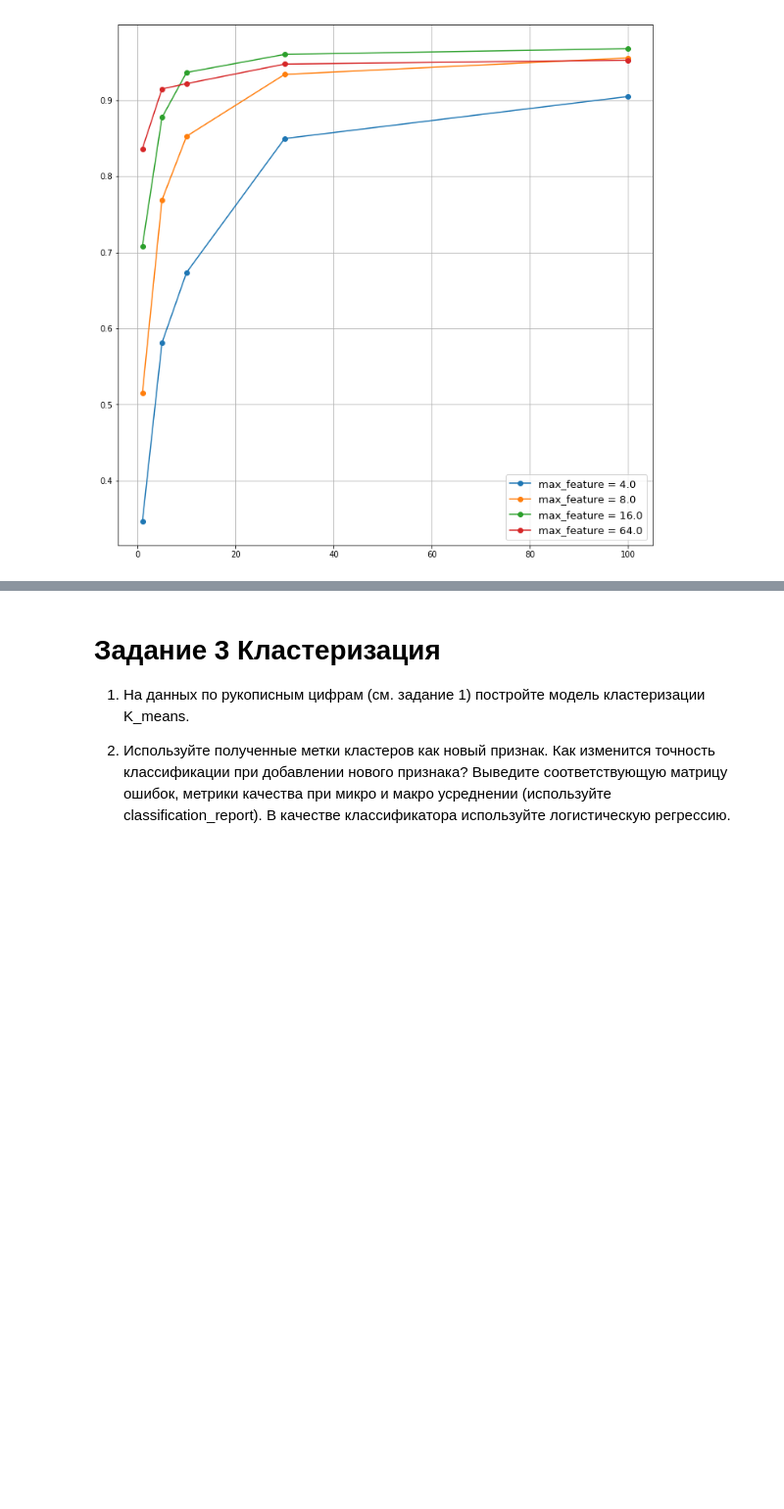
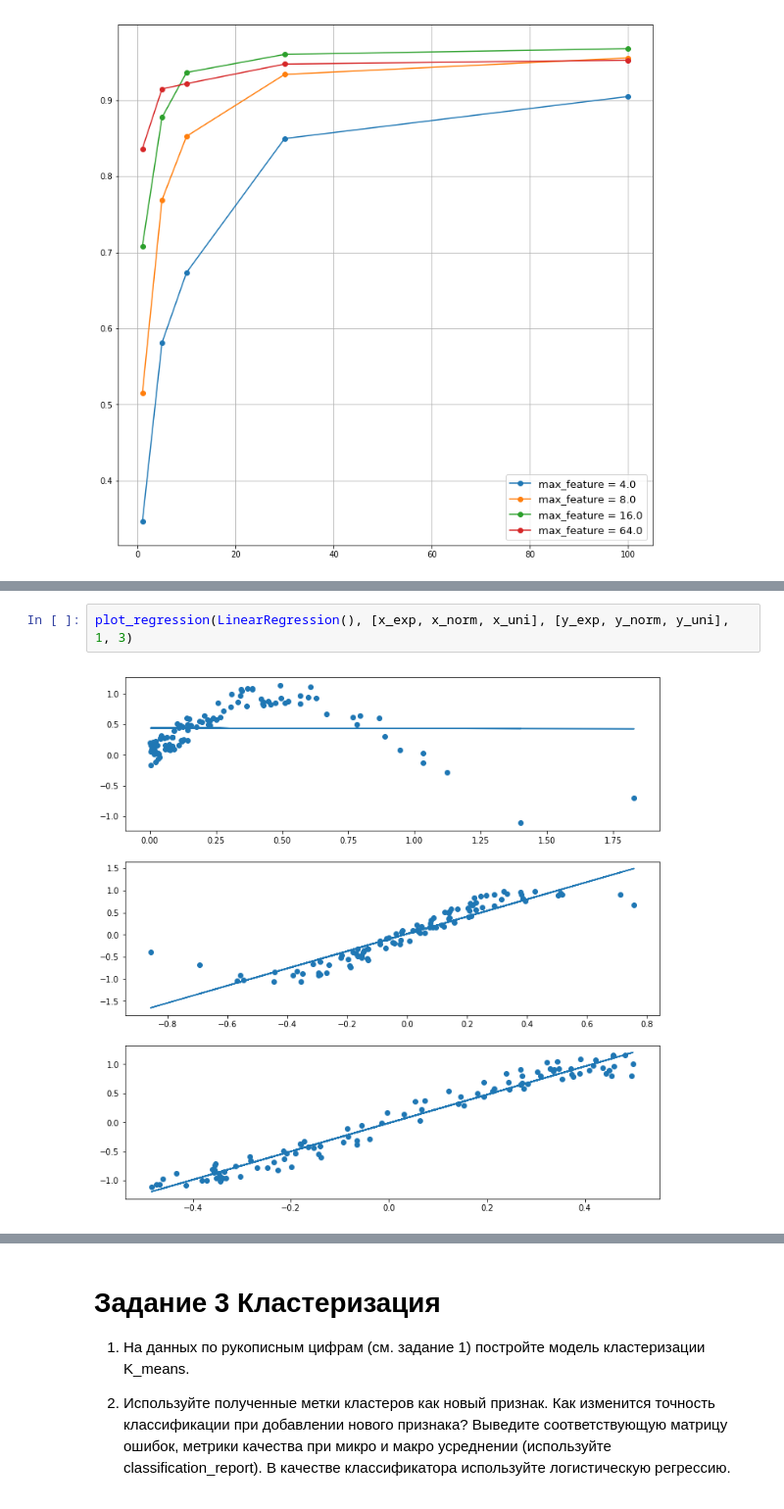
Before and after one commit to BobrG/IreneGit, a Jupyter notebook: ML_Homework_2.ipynb, the cells around one changed output, grey strips where cells are left out. Shown at 98% size. Cells and saved outputs as stored; diff of their text form; blank space fills up the shorter version.

```diff
--- a/ML_Homework_2.ipynb
+++ b/ML_Homework_2.ipynb
@@ -243,0 +240,4 @@ $$
+# %%
+plot_regression(LinearRegression(), [x_exp, x_norm, x_uni], [y_exp, y_norm, y_uni], 1, 3)
+# %% [output]
+[figure, added]
```
Also changed, not shown: parts of 11 cells of this notebook.
